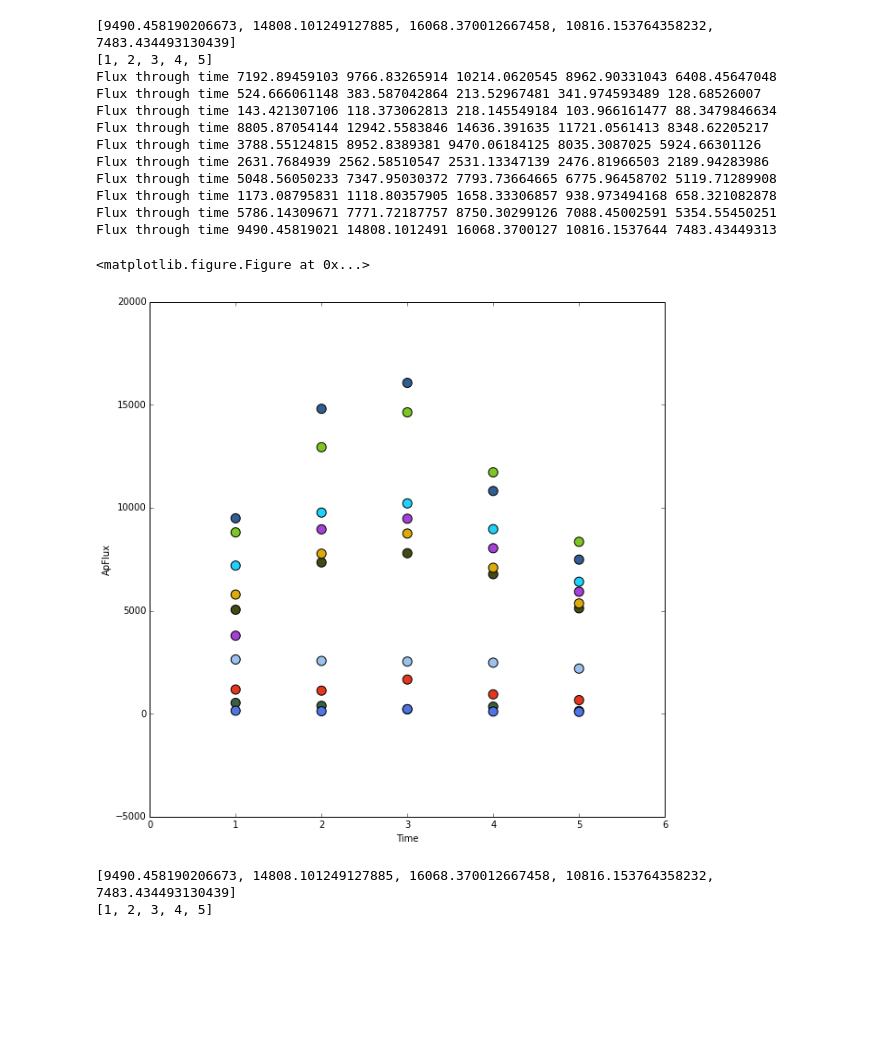
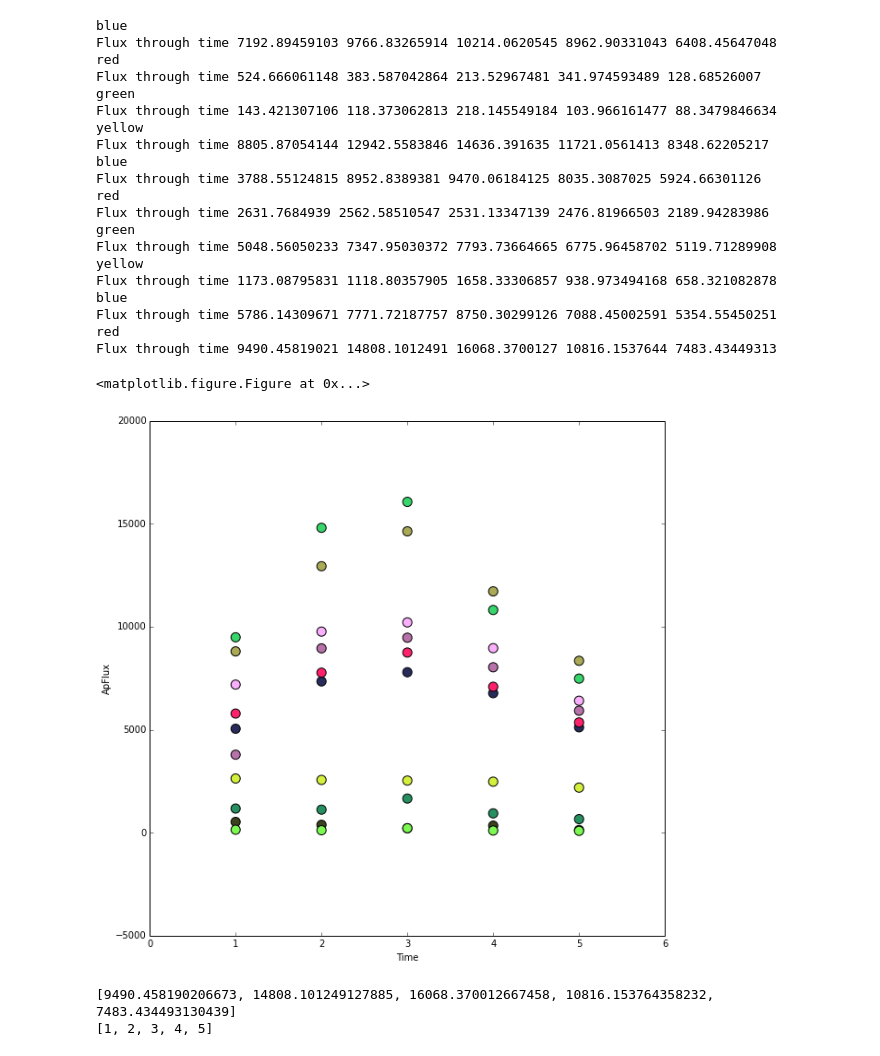
Before and after one commit to DominiqueFouchez/Subtraction_Notebooks, a Jupyter notebook: Sources Detection.ipynb, the cells around one changed output. Drawn from its saved outputs; the diff is of its cells as text; code cells hidden in the pictures; blank space fills up the shorter version.

```diff
--- a/Sources Detection.ipynb
+++ b/Sources Detection.ipynb
@@ -84,10 +101,10 @@ import matplotlib.pylab as plt
 import numpy as np
 
 # Plot distance between icSrc and reference sources
-print fluxInTime
-print time
+#print fluxInTime
+#print time
 
-color = [ ds9.BLUE, ds9.RED, ds9.GREEN, ds9.YELLOW ]
+ds9color = [ ds9.BLUE, ds9.RED, ds9.GREEN, ds9.YELLOW ]
 
 i = 0
 time = [1, 2, 3, 4, 5]
@@ -102,44 +119,52 @@ for source in coaddSources1:
     match5 = FindMatchingSource(source, coaddSources5, 0.00001)
 
 
 
     if match2 is not None and match3 is not None and match4 is not None and match5 is not None:
-        """
-        ds9.dot("o", source.getX()-35900, source.getY()-7900, frame=1, size = 50, ctype = color[i%4])
-        ds9.dot("o", match2.getX()-35900, match2.getY()-7900, frame=2, size = 50, ctype = color[i%4])
-        ds9.dot("o", match3.getX()-35900, match3.getY()-7900, frame=3, size = 50, ctype = color[i%4])
-        ds9.dot("o", match4.getX()-35900, match4.getY()-7900, frame=4, size = 50, ctype = color[i%4])
-        ds9.dot("o", match5.getX()-35900, match5.getY()-7900, frame=5, size = 50, ctype = color[i%4])
-        """
+
+        ds9.dot("o", source.getX()-35900, source.getY()-7900, frame=1, size = 50, ctype = ds9color[i%4])
+        ds9.dot("o", match2.getX()-35900, match2.getY()-7900, frame=2, size = 50, ctype = ds9color[i%4])
+        ds9.dot("o", match3.getX()-35900, match3.getY()-7900, frame=3, size = 50, ctype = ds9color[i%4])
+        ds9.dot("o", match4.getX()-35900, match4.getY()-7900, frame=4, size = 50, ctype = ds9color[i%4])
+        ds9.dot("o", match5.getX()-35900, match5.getY()-7900, frame=5, size = 50, ctype = ds9color[i%4])
+
         fluxInTime = [source.getApFlux(), match2.getApFlux(), match3.getApFlux(), match4.getApFlux(), match5.getApFlux()]
-
+        print ds9color[i%4]
         print "Flux through time", str(source.getApFlux()), str(match2.getApFlux()), str(match3.getApFlux()), str(match4.getApFlux()), str(match5.getApFlux())
         i+=1
 
 
         color = np.random.random(10)
         ax0.scatter(time, fluxInTime, c=color, s=100)
         #ax0.set_xlim([0.,5.])
         #ax0.set_ylim([0.,200.])
         ax0.set_xlabel("Time")
         ax0.set_ylabel("ApFlux")
 
 plt.show()
 # %% [output]
-[9490.458190206673, 14808.101249127885, 16068.370012667458, 10816.153764358232, 7483.434493130439]
-[1, 2, 3, 4, 5]
+blue
 Flux through time 7192.89459103 9766.83265914 10214.0620545 8962.90331043 6408.45647048
+red
 Flux through time 524.666061148 383.587042864 213.52967481 341.974593489 128.68526007
+green
 Flux through time 143.421307106 118.373062813 218.145549184 103.966161477 88.3479846634
+yellow
 Flux through time 8805.87054144 12942.5583846 14636.391635 11721.0561413 8348.62205217
+blue
 Flux through time 3788.55124815 8952.8389381 9470.06184125 8035.3087025 5924.66301126
+red
 Flux through time 2631.7684939 2562.58510547 2531.13347139 2476.81966503 2189.94283986
+green
 Flux through time 5048.56050233 7347.95030372 7793.73664665 6775.96458702 5119.71289908
+yellow
 Flux through time 1173.08795831 1118.80357905 1658.33306857 938.973494168 658.321082878
+blue
 Flux through time 5786.14309671 7771.72187757 8750.30299126 7088.45002591 5354.55450251
+red
 Flux through time 9490.45819021 14808.1012491 16068.3700127 10816.1537644 7483.43449313
 <matplotlib.figure.Figure at 0x...>
-[figure, old version]
+[figure, new version]
 # %%
 # %% [output]
 [9490.458190206673, 14808.101249127885, 16068.370012667458, 10816.153764358232, 7483.434493130439]
```
Also changed, not shown: parts of 1 cell of this notebook, 3 other files.
